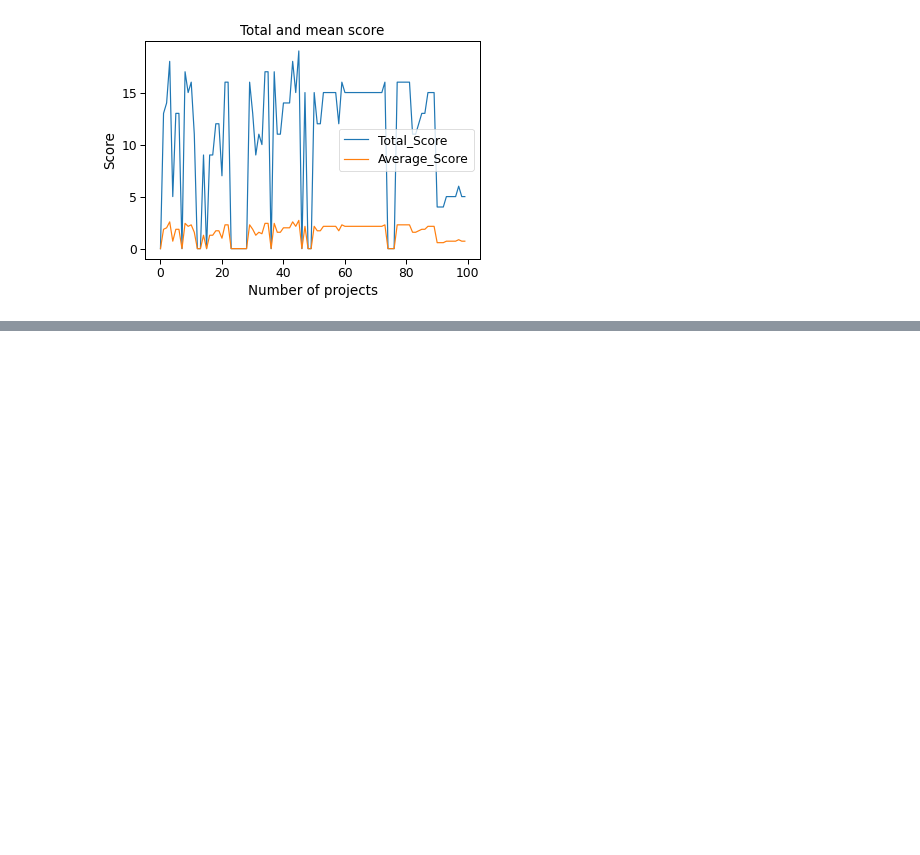
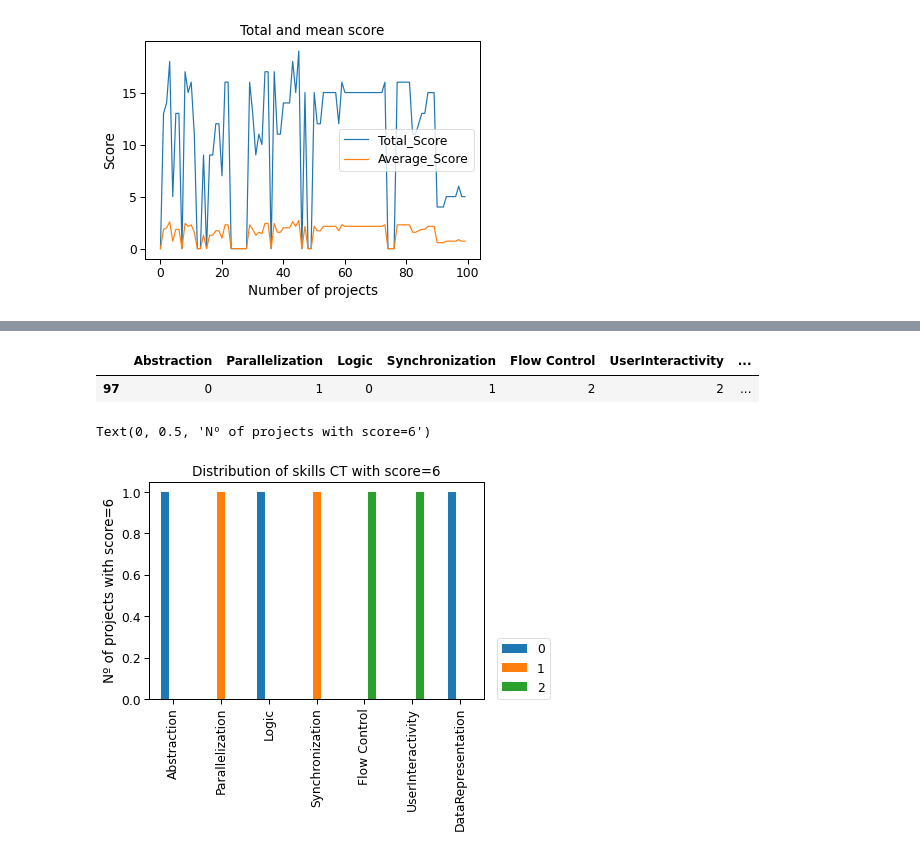
Before and after one commit to rcruiz/pruebaCT, a Jupyter notebook: Analisis.ipynb, the cells around one changed output, grey strips where cells are left out. Saved outputs shown, nothing was run; the diff lists cells and outputs as text; code cells hidden in the pictures; blank space fills up the shorter version.

```diff
--- a/Analisis.ipynb
+++ b/Analisis.ipynb
@@ -751,0 +843,16 @@ sns.lmplot(data=df_analyzer, x='Abstraction', y='Parallelization', hue ="Level")
+# %%
+df_6 = df_total_group.get_group(6).filter(ct)
+df_6
+# %% [output]
+|  | Abstraction | Parallelization | Logic | Synchronization | Flow Control | UserInteractivity | ... |
+| 97 | 0 | 1 | 0 | 1 | 2 | 2 | ... |
+# %%
+df_freq_6 = df_6.iloc[:, :].apply(pd.value_counts).fillna(0)
+# %%
+df_freq_6.T.plot.bar()
+plt.legend(loc=(1.04,0))
+plt.title("Distribution of skills CT with score=6")
+plt.ylabel("Nº of projects with score=6")
+# %% [output]
+Text(0, 0.5, 'Nº of projects with score=6')
+[figure, added]
```
Also changed, not shown: parts of 42 cells of this notebook.
